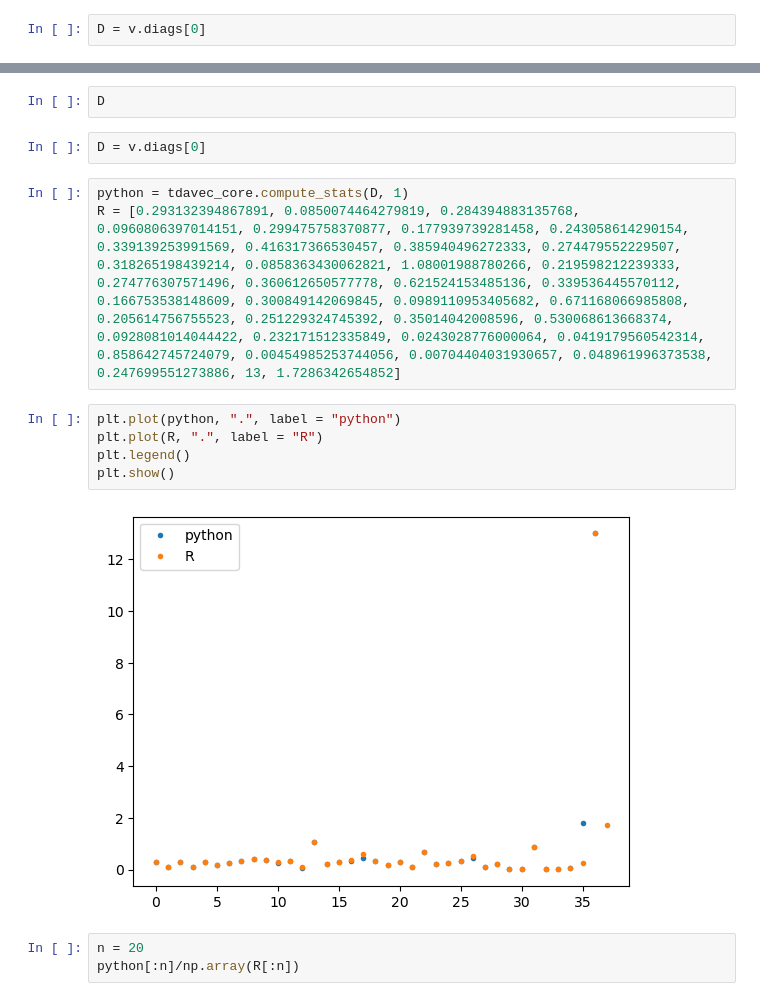
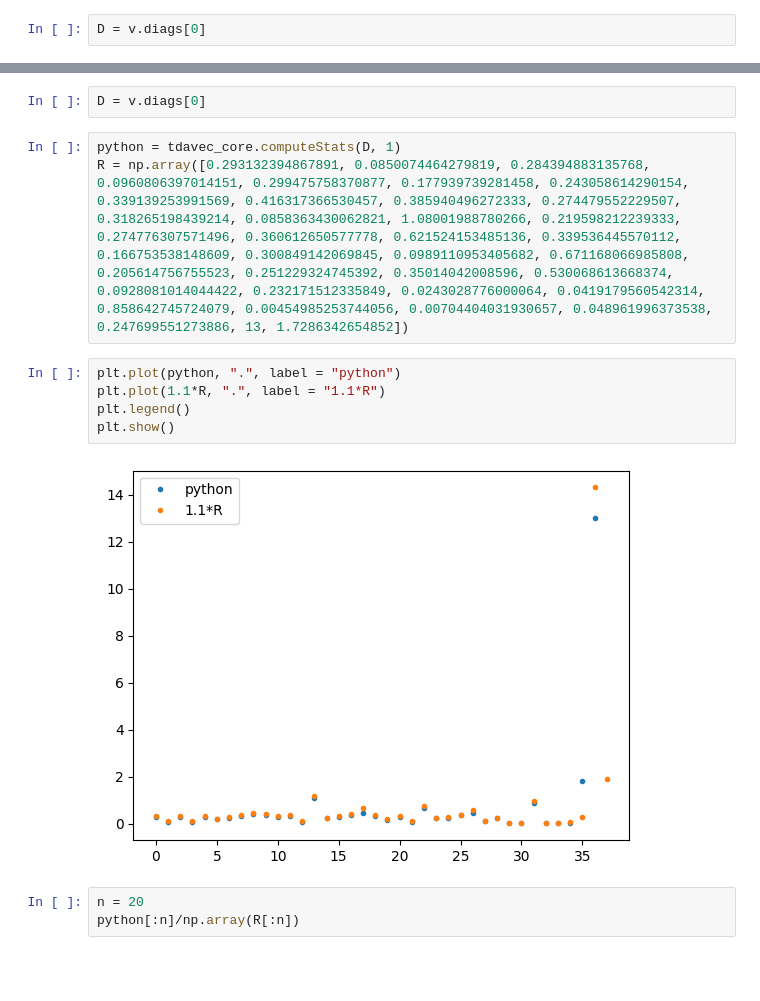
Before and after one commit to ALuchinsky/tdavec, a Jupyter notebook: sample_notebook/new_vectorizations.ipynb, the cells around one changed output, grey strips where cells are left out. Drawn from its saved outputs; the diff is of its cells as text; blank space fills up the shorter version.

```diff
--- a/sample_notebook/new_vectorizations.ipynb
+++ b/sample_notebook/new_vectorizations.ipynb
@@ -42,17 +42,15 @@ TypeError: Argument 'D' has incorrect type (expected numpy.ndarray, got list)
-# %%
-D
 # %%
 D = v.diags[0]
 # %%
-python = tdavec_core.compute_stats(D, 1)
-R = [0.293132394867891, 0.0850074464279819, 0.284394883135768, 0.0960806397014151, 0.299475758370877, 0.177939739281458, 0.243058614290154, 0.339139253991569, 0.416317366530457, 0.385940496272333, 0.274479552229507, 0.318265198439214, 0.0858363430062821, 1.08001988780266, 0.219598212239333, 0.274776307571496, 0.360612650577778, 0.621524153485136, 0.339536445570112, 0.166753538148609, 0.300849142069845, 0.0989110953405682, 0.671168066985808, 0.205614756755523, 0.251229324745392, 0.35014042008596, 0.530068613668374, 0.0928081014044422, 0.232171512335849, 0.0243028776000064, 0.0419179560542314, 0.858642745724079, 0.00454985253744056, 0.00704404031930657, 0.048961996373538, 0.247699551273886, 13, 1.7286342654852]
+python = tdavec_core.computeStats(D, 1)
+R = np.array([0.293132394867891, 0.0850074464279819, 0.284394883135768, 0.0960806397014151, 0.299475758370877, 0.177939739281458, 0.243058614290154, 0.339139253991569, 0.416317366530457, 0.385940496272333, 0.274479552229507, 0.318265198439214, 0.0858363430062821, 1.08001988780266, 0.219598212239333, 0.274776307571496, 0.360612650577778, 0.621524153485136, 0.339536445570112, 0.166753538148609, 0.300849142069845, 0.0989110953405682, 0.671168066985808, 0.205614756755523, 0.251229324745392, 0.35014042008596, 0.530068613668374, 0.0928081014044422, 0.232171512335849, 0.0243028776000064, 0.0419179560542314, 0.858642745724079, 0.00454985253744056, 0.00704404031930657, 0.048961996373538, 0.247699551273886, 13, 1.7286342654852])
 # %%
 plt.plot(python, ".", label = "python")
-plt.plot(R, ".", label = "R")
+plt.plot(1.1*R, ".", label = "1.1*R")
 plt.legend()
 plt.show()
 # %% [output]
-[figure, old version]
+[figure, new version]
 # %%
 n = 20
 python[:n]/np.array(R[:n])
```
Also changed, not shown: parts of 2 cells of this notebook.
